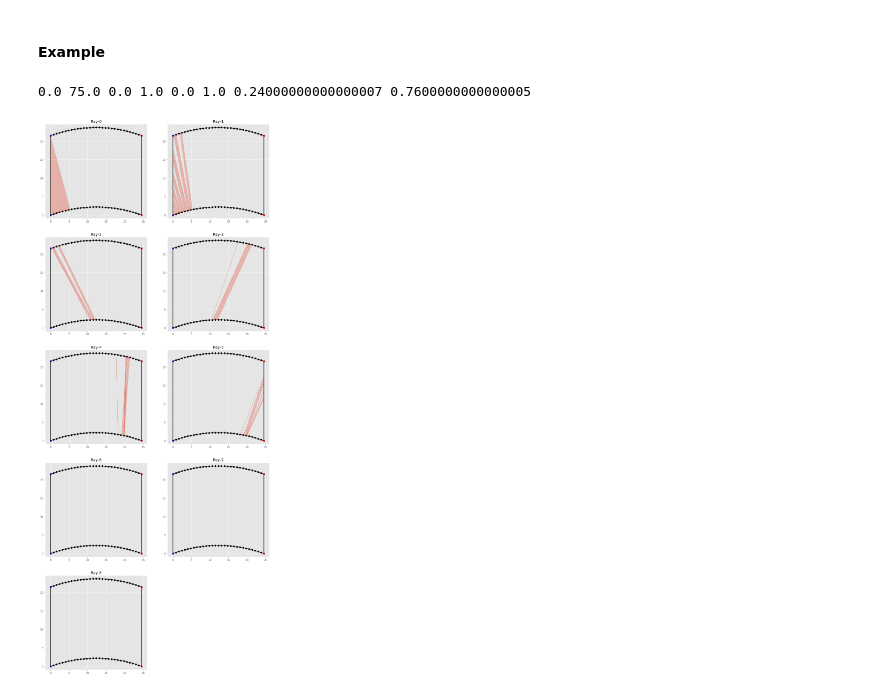
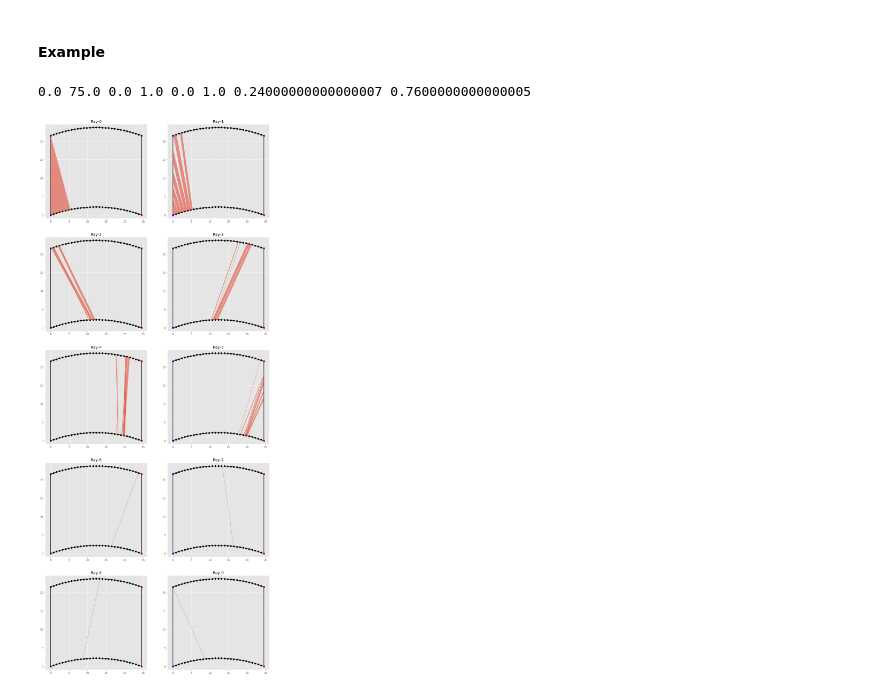
Before and after one commit to TerukiKOJIMA/WindowThermalSpec, a Jupyter notebook: HorizontalBlindAngularProperty.ipynb, the cells around one changed output. Drawn from its saved outputs; the diff is of its cells as text; code cells hidden in the pictures.

```diff
--- a/HorizontalBlindAngularProperty.ipynb
+++ b/HorizontalBlindAngularProperty.ipynb
@@ -1410,38 +1413,38 @@ if __name__ == '__main__':
                     gx = np.empty((M, lmax, 2), dtype=object)
                     gy = np.empty((M, lmax, 2), dtype=object)
                     for ll in range(l):
-                        for m in range(0, M, 2):
+                        for m in range(M):
                             gx[m][ll] = [p[m][ll][0], p[m][ll + 1][0]]
                             gy[m][ll] = [p[m][ll][1], p[m][ll + 1][1]]
 
 
                     #l = 2
                     ax = np.empty(l, dtype = np.object)
                     fig = plt.figure(figsize = (15, 7.5 * ((l + 1) // 2)))
                     plt.style.use('ggplot')
 
-                    for ll in range(l-1):
+                    for ll in range(l):
                         ax[ll] = fig.add_subplot((l+1) // 2, 2, ll + 1)
                         ax[ll].set_title('Ray-' + str(ll))
                         ax[ll].plot(q[:, 0], q[:, 1], color='k')
                         ax[ll].scatter(q[:, 0], q[:, 1], color='k')
 
                         ax[ll].scatter(A[0]-Ad[0], A[1]-Ad[1], color='b')
                         ax[ll].scatter(B[0]-Ad[0], B[1]-Ad[1], color='r')
                         ax[ll].scatter(C[0]-Ad[0], C[1]-Ad[1], color='r')
                         ax[ll].scatter(D[0]-Ad[0], D[1]-Ad[1], color='b')
                         ax[ll].scatter(Ad[0]-Ad[0], Ad[1]-Ad[1], color='b')
                         ax[ll].scatter(Bd[0]-Ad[0], Bd[1]-Ad[1], color='r')
                         ax[ll].scatter(Cd[0]-Ad[0], Cd[1]-Ad[1], color='r')
                         ax[ll].scatter(Dd[0]-Ad[0], Dd[1]-Ad[1], color='b')
 
                         for m in range(M):
                             ax[ll].plot(gx[m][ll], gy[m][ll], color='C0', linewidth=0.5)
                         #ax.scatter(p[:, 1, 0], p[:, 1, 1], color='C0')
                         plt.axis('equal')
 
                     plt.show()
                     #'''
 # %% [output]
 0.0 75.0 0.0 1.0 0.0 1.0 0.24000000000000007 0.7600000000000005
-[figure, old version]
+[figure, new version]
```
Also changed, not shown: parts of 17 cells of this notebook.
